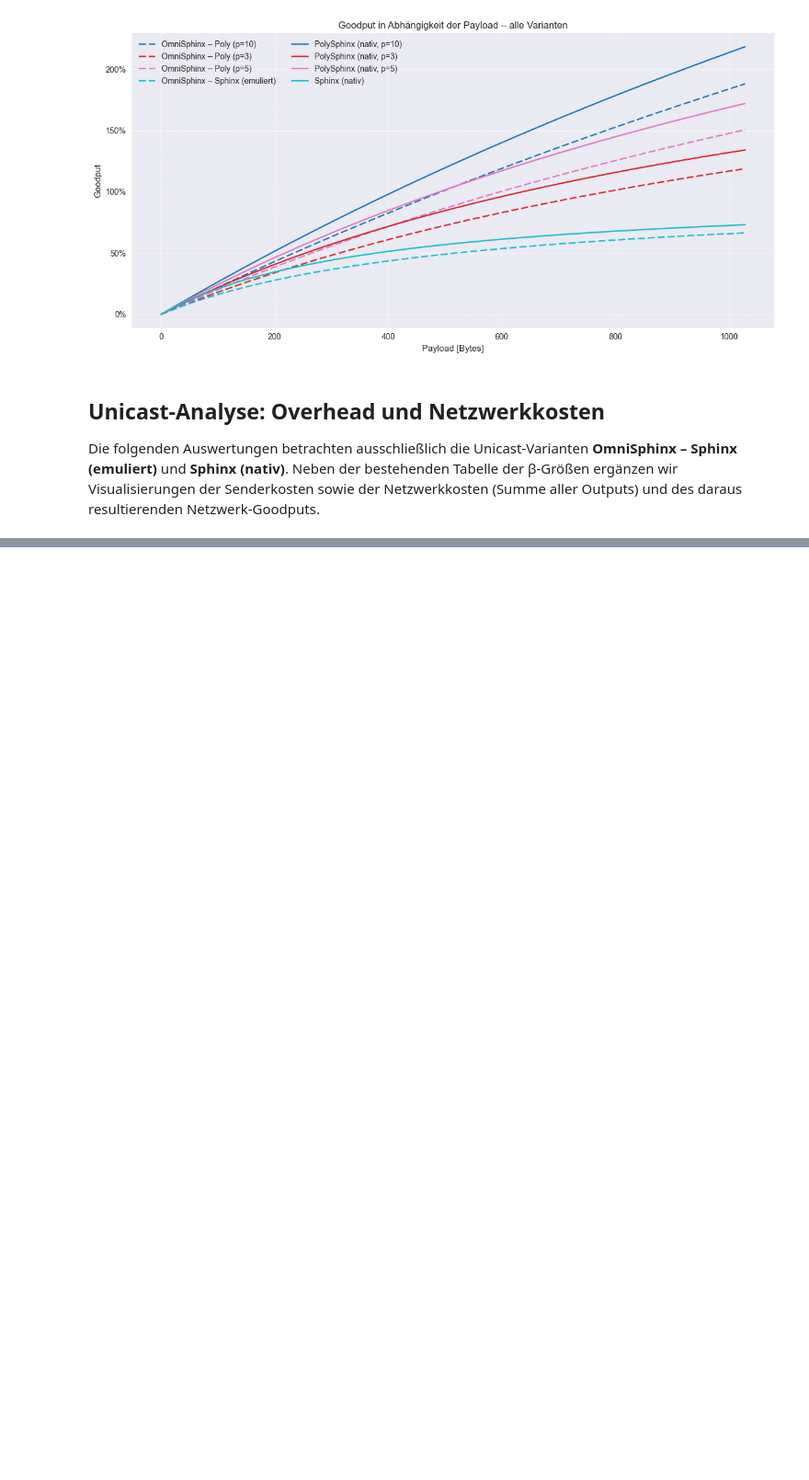
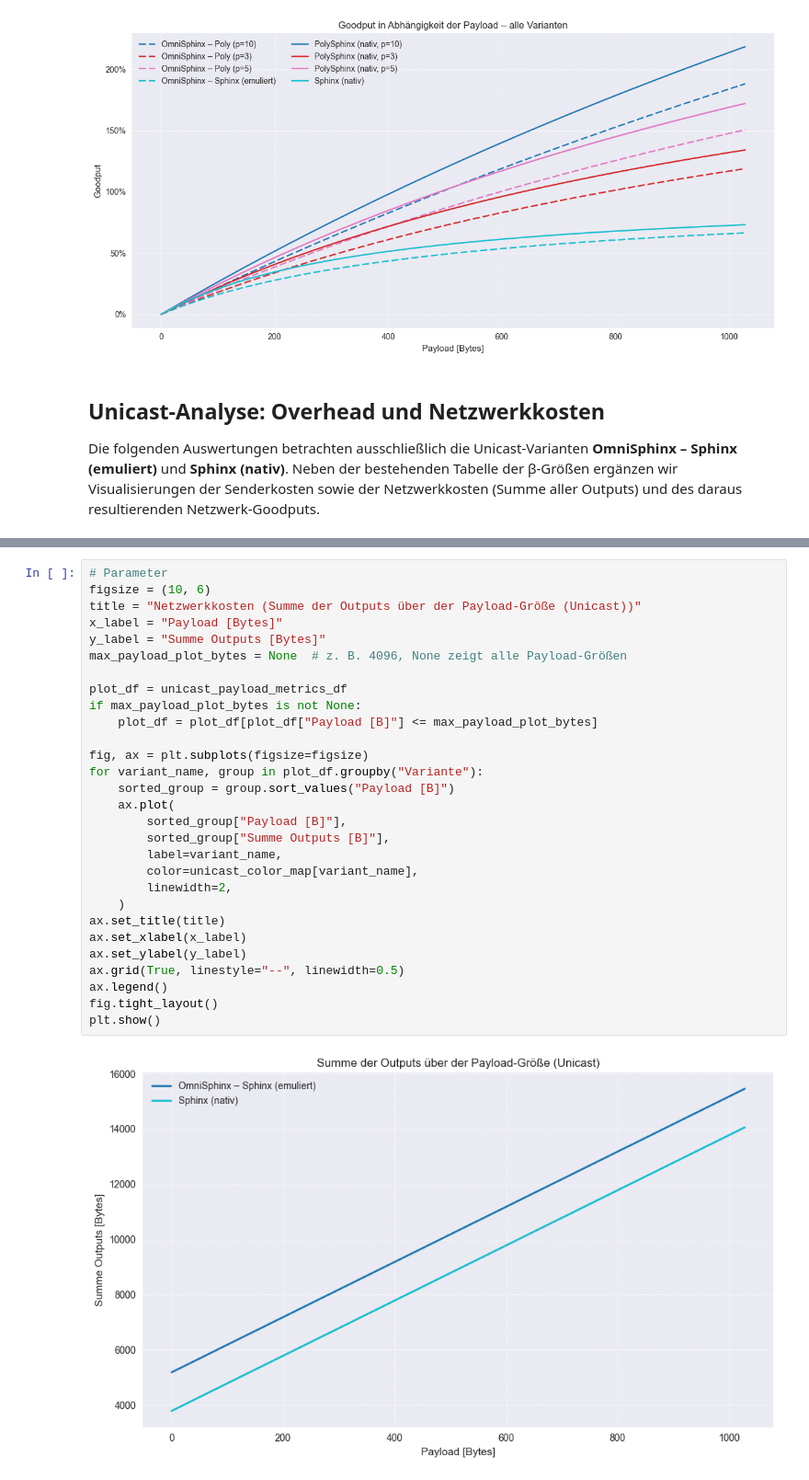
Before and after one commit to kit-ps/OmniSphinx, a Jupyter notebook: size_evaluation.ipynb, the cells around one changed output, grey strips where cells are left out. Shown at 92% size. Drawn from its saved outputs; the diff is of its cells as text; blank space fills up the shorter version.

```diff
--- a/size_evaluation.ipynb
+++ b/size_evaluation.ipynb
@@ -657,0 +742,31 @@ plt.show()
+# %%
+# Parameter
+figsize = (10, 6)
+title = "Netzwerkkosten (Summe der Outputs über der Payload-Größe (Unicast))"
+x_label = "Payload [Bytes]"
+y_label = "Summe Outputs [Bytes]"
+max_payload_plot_bytes = None  # z. B. 4096, None zeigt alle Payload-Größen
+
+plot_df = unicast_payload_metrics_df
+if max_payload_plot_bytes is not None:
+    plot_df = plot_df[plot_df["Payload [B]"] <= max_payload_plot_bytes]
+
+fig, ax = plt.subplots(figsize=figsize)
+for variant_name, group in plot_df.groupby("Variante"):
+    sorted_group = group.sort_values("Payload [B]")
+    ax.plot(
+        sorted_group["Payload [B]"],
+        sorted_group["Summe Outputs [B]"],
+        label=variant_name,
+        color=unicast_color_map[variant_name],
+        linewidth=2,
+    )
+ax.set_title(title)
+ax.set_xlabel(x_label)
+ax.set_ylabel(y_label)
+ax.grid(True, linestyle="--", linewidth=0.5)
+ax.legend()
+fig.tight_layout()
+plt.show()
+# %% [output]
+[figure, added]
```
Also changed, not shown: parts of 11 cells of this notebook.
